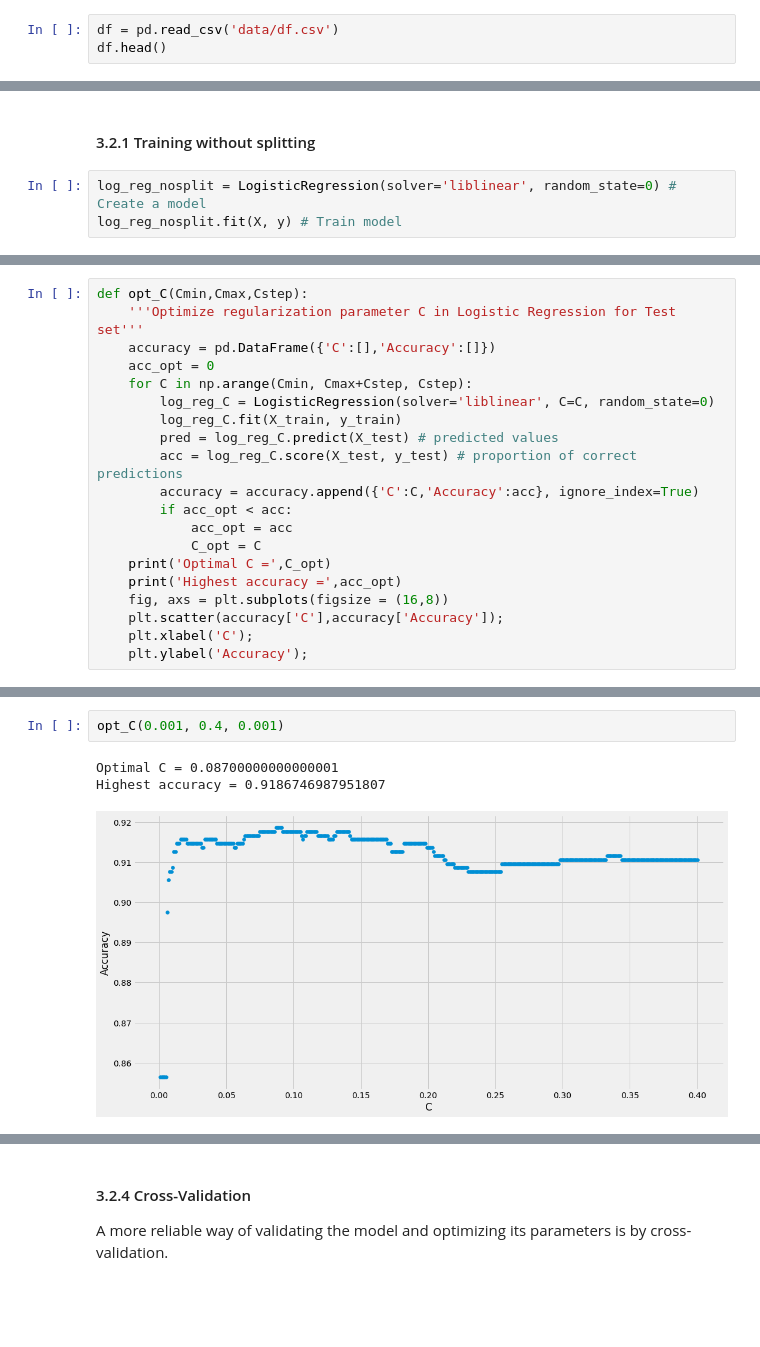
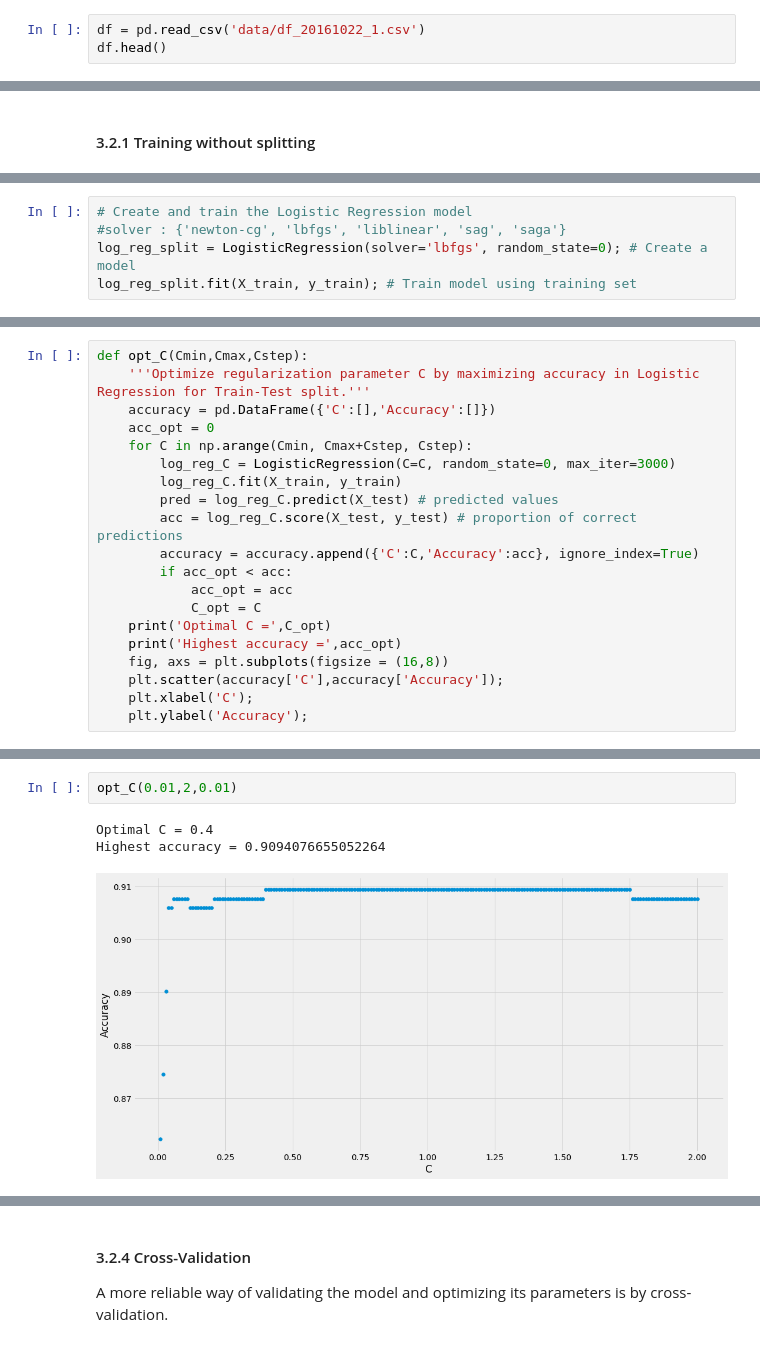
Before and after one commit to ysereda/Springboard, a Jupyter notebook: Capstone2_CustomerChurn.ipynb, the cells around one changed output, grey strips where cells are left out. Cells and saved outputs as stored; diff of their text form; blank space fills up the shorter version.

```diff
--- a/Capstone2_CustomerChurn.ipynb
+++ b/Capstone2_CustomerChurn.ipynb
@@ -1590,6 +1707,6 @@ pd.set_option('display.max_rows', 600)#### Import `df`
 # %% [markdown]
 #### Import `df`
 # %%
-df = pd.read_csv('data/df.csv')
+df = pd.read_csv('data/df_20161022_1.csv')
 df.head()
 # %% [output]
@@ -1627,5 +1771,2 @@ X_train, X_test, y_train, y_test = train_test_split(X, y, test_size=0.3, random_
 # %% [markdown]
 #### 3.2.1 Training without splitting
-# %%
-log_reg_nosplit = LogisticRegression(solver='liblinear', random_state=0) # Create a model
-log_reg_nosplit.fit(X, y) # Train model
@@ -1719,0 +1842,5 @@ Test samples: 996
+# %%
+# Create and train the Logistic Regression model
+#solver : {'newton-cg', 'lbfgs', 'liblinear', 'sag', 'saga'}
+log_reg_split = LogisticRegression(solver='lbfgs', random_state=0); # Create a model
+log_reg_split.fit(X_train, y_train); # Train model using training set
@@ -1804,11 +1944,11 @@ Only slightly lower quality measures than in the case of no split shows that the
 Let's try to adjust the regularization strength C.
 # %%
 def opt_C(Cmin,Cmax,Cstep):
-    '''Optimize regularization parameter C in Logistic Regression for Test set'''
+    '''Optimize regularization parameter C by maximizing accuracy in Logistic Regression for Train-Test split.'''
     accuracy = pd.DataFrame({'C':[],'Accuracy':[]})
     acc_opt = 0
     for C in np.arange(Cmin, Cmax+Cstep, Cstep):
-        log_reg_C = LogisticRegression(solver='liblinear', C=C, random_state=0)
+        log_reg_C = LogisticRegression(C=C, random_state=0, max_iter=3000)
         log_reg_C.fit(X_train, y_train)
         pred = log_reg_C.predict(X_test) # predicted values
         acc = log_reg_C.score(X_test, y_test) # proportion of correct predictions
@@ -1831,8 +1971,8 @@ Highest accuracy = 0.9176706827309237
 # %%
-opt_C(0.001, 0.4, 0.001)
+opt_C(0.01,2,0.01)
 # %% [output]
-Optimal C = 0.08700000000000001
-Highest accuracy = 0.9186746987951807
+Optimal C = 0.4
+Highest accuracy = 0.9094076655052264
-[figure, old version]
+[figure, new version]
 # %%
 print('Optimized C in Logistic Regression with 30% test split:')
```
Also changed, not shown: parts of 90 cells of this notebook, 3 other files.
